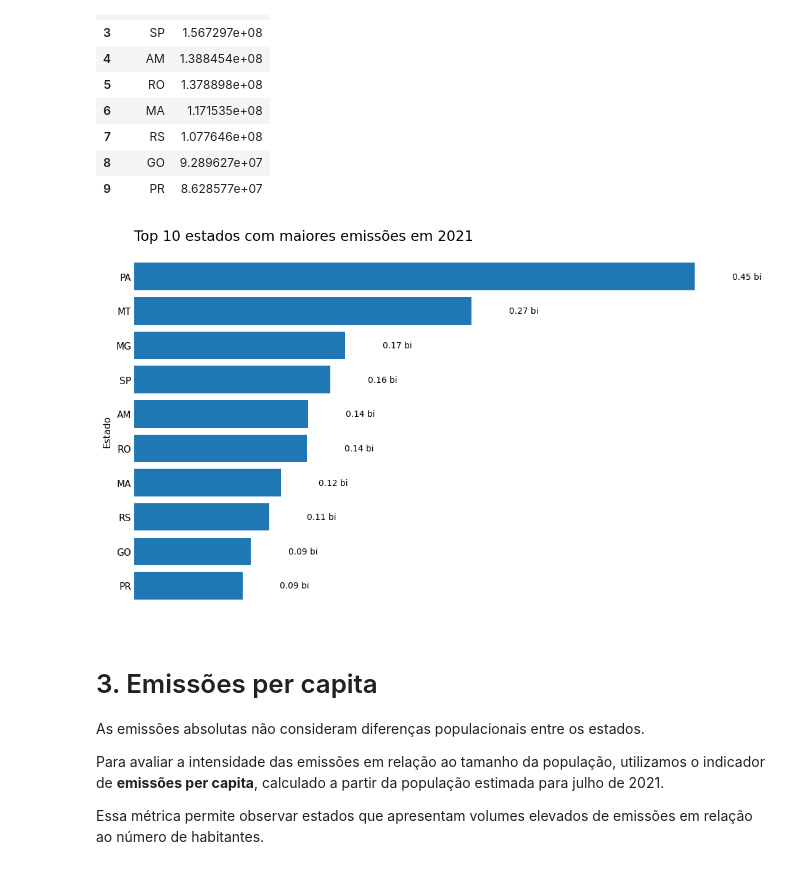
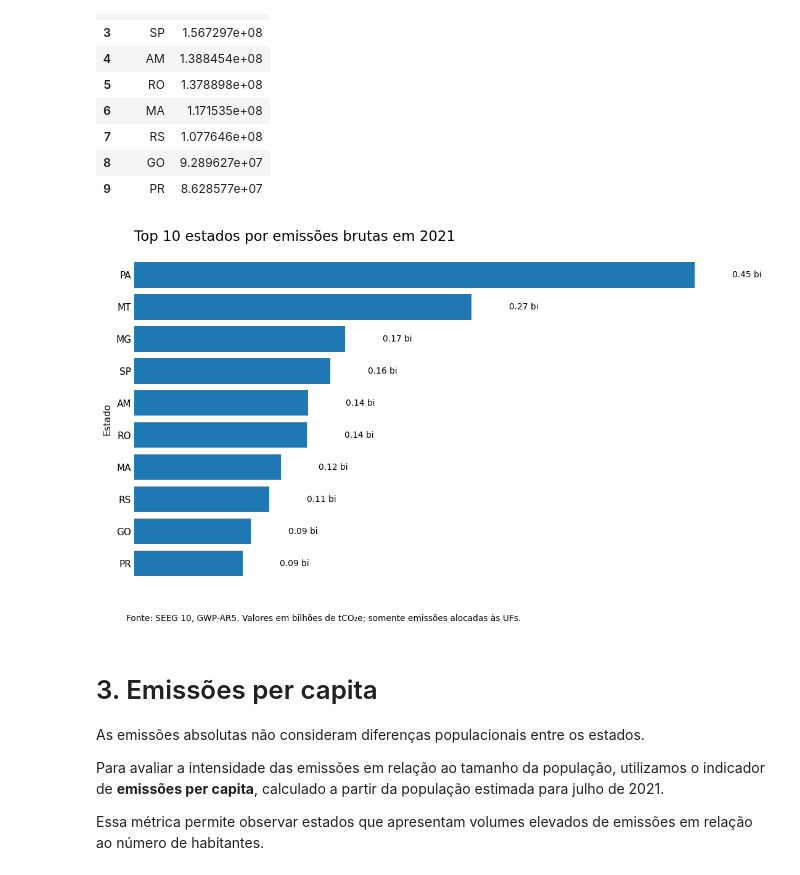
Before and after one commit to GustavoMedeiros601/brazil-ghg-emissions-analysis, a Jupyter notebook: notebook/02_exploratory_analysis.ipynb, the cells around one changed output. Cells and saved outputs as stored; diff of their text form; code cells hidden in the pictures.

```diff
--- a/notebook/02_exploratory_analysis.ipynb
+++ b/notebook/02_exploratory_analysis.ipynb
@@ -177,36 +201,38 @@ def format_percentual(valor):
 # %%
 fig, ax = plt.subplots(figsize=(10, 6))
 
 top10_estados_plot = top10_estados.sort_values("Emissao", ascending=True)
 
 bars = ax.barh(
     top10_estados_plot["Estado"],
     top10_estados_plot["Emissao"] / 1e9
 )
 
-ax.set_title(f"Top 10 estados com maiores emissões em {ANO_ANALISE}", fontsize = 15, loc='left')
+ax.set_title(f"Top 10 estados por emissões brutas em {ANO_ANALISE}", fontsize = 15, loc='left')
 ax.set_xlabel("Emissão total (bilhões tCO₂e)")
 ax.set_ylabel("Estado")
 
 
 for bar in bars:
     width = bar.get_width()
     ax.text(
         width + 0.03,
         bar.get_y() + bar.get_height()/2,
         f"{width:.2f} bi",
         va="center",
         fontsize=9
     )
 
 ax.set_frame_on(False)
 ax.get_xaxis().set_visible(False)
 ax.tick_params(axis='both', which= 'both', length=0)
 
-plt.tight_layout()
+plt.gcf().text(.05, .015, 'Fonte: SEEG 10, GWP-AR5. Valores em bilhões de tCO₂e; somente emissões alocadas às UFs.', fontsize=9)
+plt.tight_layout(rect=(0,.06,1,1))
+plt.gcf().savefig(IMAGES_DIR / "ranking_bruto_uf_2021.png", dpi=150, bbox_inches="tight")
 plt.show()
 # %% [output]
-[figure, old version]
+[figure, new version]
 # %% [markdown]
 # 3. Emissões per capita
 
```
Also changed, not shown: parts of 17 cells of this notebook, 20 other files.
